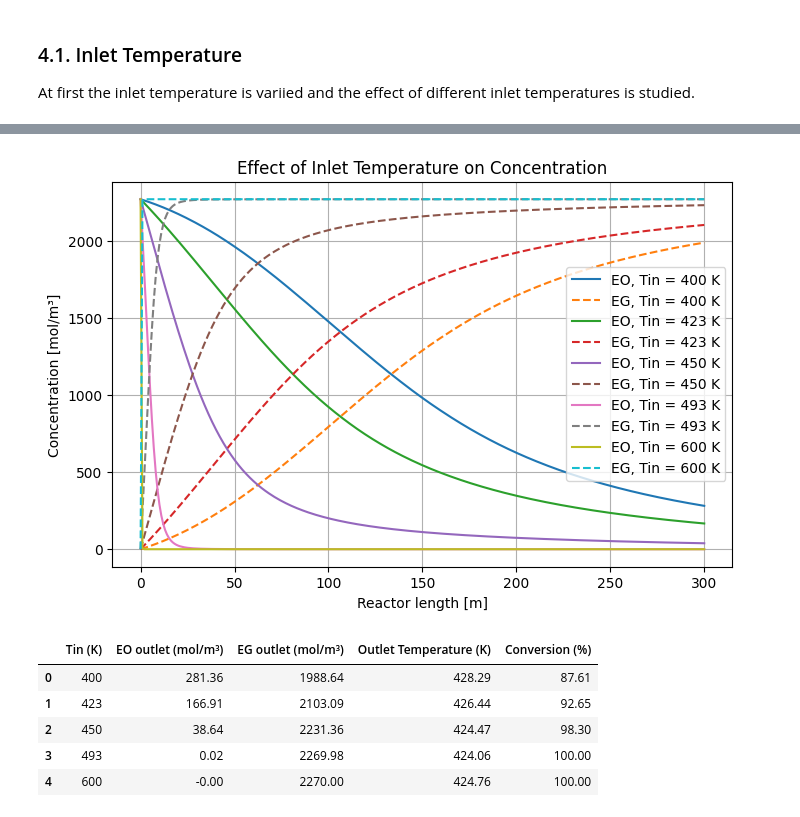
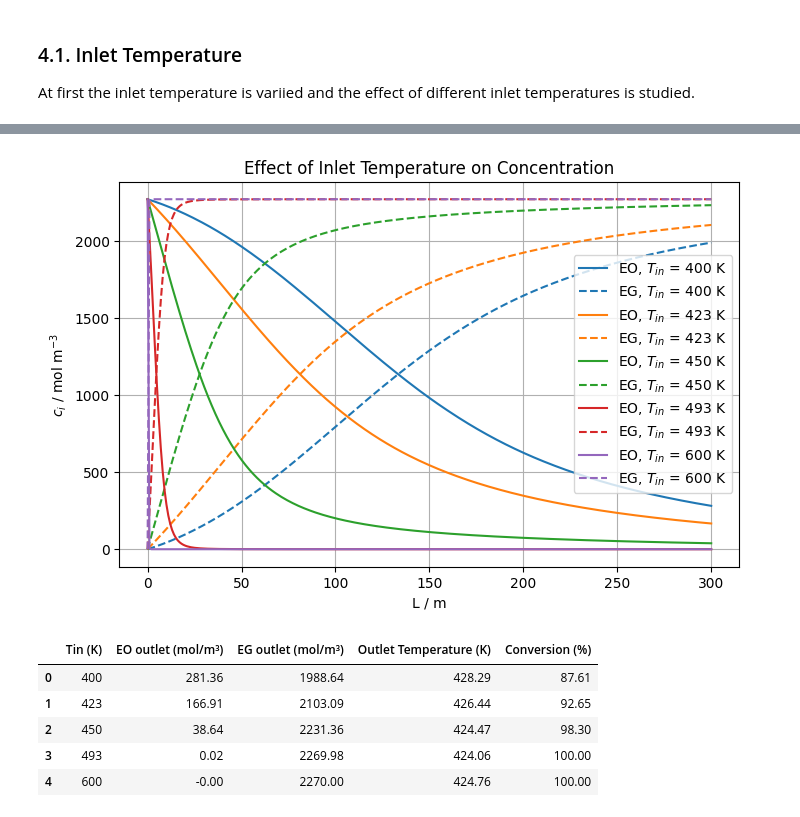
Before and after one commit to ivanna1398-dotcom/CRE-Assignment-3, a Jupyter notebook: Group 6 Assignment 3.0.ipynb, the cells around one changed output, grey strips where cells are left out. Cells and saved outputs as stored; diff of their text form; code cells hidden in the pictures.

```diff
--- a/Group 6 Assignment 3.0.ipynb
+++ b/Group 6 Assignment 3.0.ipynb
@@ -419,35 +426,43 @@ plt.show()
-# %%
-# EO and EG Concentration Profiles
-
-plt.figure(figsize=(8,5))
-
-for Tin_case in Tin_list:
-
-    y0 = [cEO0, cEG0, Tin_case]
-
-    sol_case = solve_ivp(
-        PFTR,
-        [0,L],
-        y0,
-        method='BDF',
-        t_eval=zeval
-    )
-
-    plt.plot(sol_case.t, sol_case.y[0],
-             label=f'EO, Tin = {Tin_case} K')
-
-    plt.plot(sol_case.t, sol_case.y[1],
-             '--',
-             label=f'EG, Tin = {Tin_case} K')
-
-plt.xlabel('Reactor length [m]')
-plt.ylabel('Concentration [mol/m³]')
-plt.title('Effect of Inlet Temperature on Concentration')
-plt.grid(True)
-plt.legend()
-plt.show()
-# %% [output]
-[figure, removed]
+# %%
+plt.figure(figsize=(8,5))
+
+for Tin_case in Tin_list:
+
+    y0 = [cEO0, cEG0, Tin_case]
+
+    sol_case = solve_ivp(
+        PFTR,
+        [0, L],
+        y0,
+        method='BDF',
+        t_eval=zeval
+    )
+
+    # EO: solid line
+    line, = plt.plot(
+        sol_case.t,
+        sol_case.y[0],
+        '-',
+        label=f'EO, $T_{{in}}$ = {Tin_case} K'
+    )
+
+    # EG: dashed line with same color as EO
+    plt.plot(
+        sol_case.t,
+        sol_case.y[1],
+        '--',
+        color=line.get_color(),
+        label=f'EG, $T_{{in}}$ = {Tin_case} K'
+    )
+
+plt.xlabel('L / m')
+plt.ylabel(r'$c_i$ / mol m$^{-3}$')
+plt.title('Effect of Inlet Temperature on Concentration')
+plt.grid(True)
+plt.legend()
+plt.show()
+# %% [output]
+[figure, added]
 # %%
 # Validation
 
```
Also changed, not shown: parts of 13 cells of this notebook.
